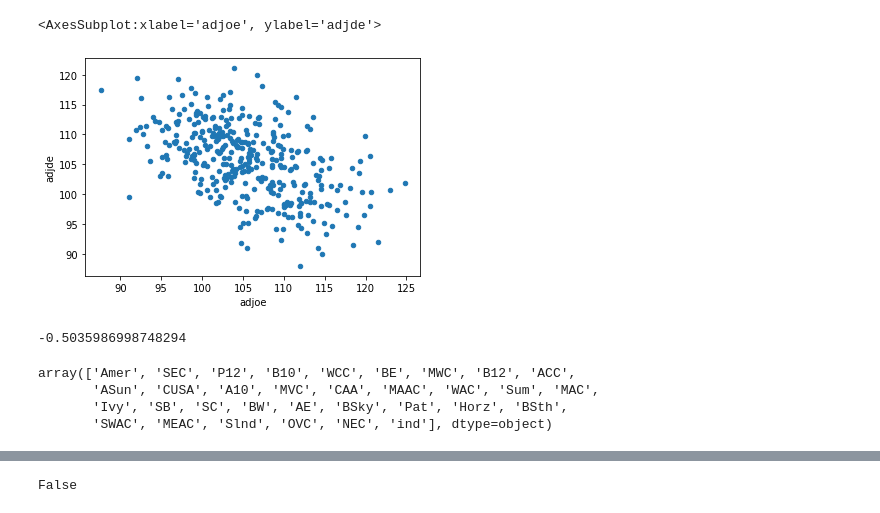
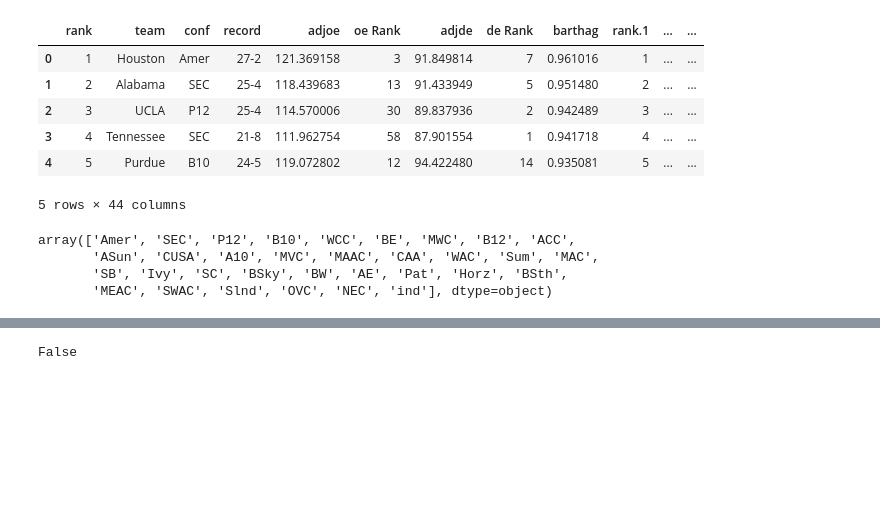
Before and after one commit to laceymalarky/eda_college_basketball, a Jupyter notebook: >ncaa_team_stats.ipynb, the cells around one changed output, grey strips where cells are left out. Drawn from its saved outputs; the diff is of its cells as text; code cells hidden in the pictures; blank space fills up the shorter version.

```diff
--- a/>ncaa_team_stats.ipynb
+++ b/>ncaa_team_stats.ipynb
@@ -60,2 +40,12 @@ Index(['rank', 'team', 'conf', 'record', 'adjoe', 'oe Rank', 'adjde',
+# %%
+teams.head()
+# %% [output]
+|  | rank | team | conf | record | adjoe | oe Rank | adjde | de Rank | barthag | rank.1 | ... | ... |
+| 0 | 1 | Houston | Amer | 27-2 | 121.369158 | 3 | 91.849814 | 7 | 0.961016 | 1 | ... | ... |
+| 1 | 2 | Alabama | SEC | 25-4 | 118.439683 | 13 | 91.433949 | 5 | 0.951480 | 2 | ... | ... |
+| 2 | 3 | UCLA | P12 | 25-4 | 114.570006 | 30 | 89.837936 | 2 | 0.942489 | 3 | ... | ... |
+| 3 | 4 | Tennessee | SEC | 21-8 | 111.962754 | 58 | 87.901554 | 1 | 0.941718 | 4 | ... | ... |
+| 4 | 5 | Purdue | B10 | 24-5 | 119.072802 | 12 | 94.422480 | 14 | 0.935081 | 5 | ... | ... |
+5 rows × 44 columns
 # %%
 #Filter dataframe for only certain cols
@@ -63,23 +53,12 @@ data = data[['rank', 'team', 'conf', 'record', 'adjoe', 'adjde',
        'sos', 'consos', 'Conf Win%', 'Fun Rk, adjt']]
-# %%
-# Create a scatterplot of offense vs defense
-data.plot(x = 'adjoe', y = 'adjde', kind = 'scatter')
-# %% [output]
-<AxesSubplot:xlabel='adjoe', ylabel='adjde'>
-[figure, removed]
-# %%
-# Test correlation for fun
-data['adjoe'].corr(data['adjde'])
-# %% [output]
--0.5035986998748294
 # %%
 # List of unique conferences
-data['conf'].unique()
+teams['conf'].unique()
 # %% [output]
 array(['Amer', 'SEC', 'P12', 'B10', 'WCC', 'BE', 'MWC', 'B12', 'ACC',
-       'ASun', 'CUSA', 'A10', 'MVC', 'CAA', 'MAAC', 'WAC', 'Sum', 'MAC',
-       'Ivy', 'SB', 'SC', 'BW', 'AE', 'BSky', 'Pat', 'Horz', 'BSth',
-       'SWAC', 'MEAC', 'Slnd', 'OVC', 'NEC', 'ind'], dtype=object)
+       'ASun', 'CUSA', 'A10', 'MVC', 'MAAC', 'CAA', 'WAC', 'Sum', 'MAC',
+       'SB', 'Ivy', 'SC', 'BSky', 'BW', 'AE', 'Pat', 'Horz', 'BSth',
+       'MEAC', 'SWAC', 'Slnd', 'OVC', 'NEC', 'ind'], dtype=object)
 # %%
 #creating header with an option to filter the data and the checkbox:
 #dataset includes all teams but this will let users decide whether they want
```
Also changed, not shown: parts of 28 cells of this notebook, 1 other file.
